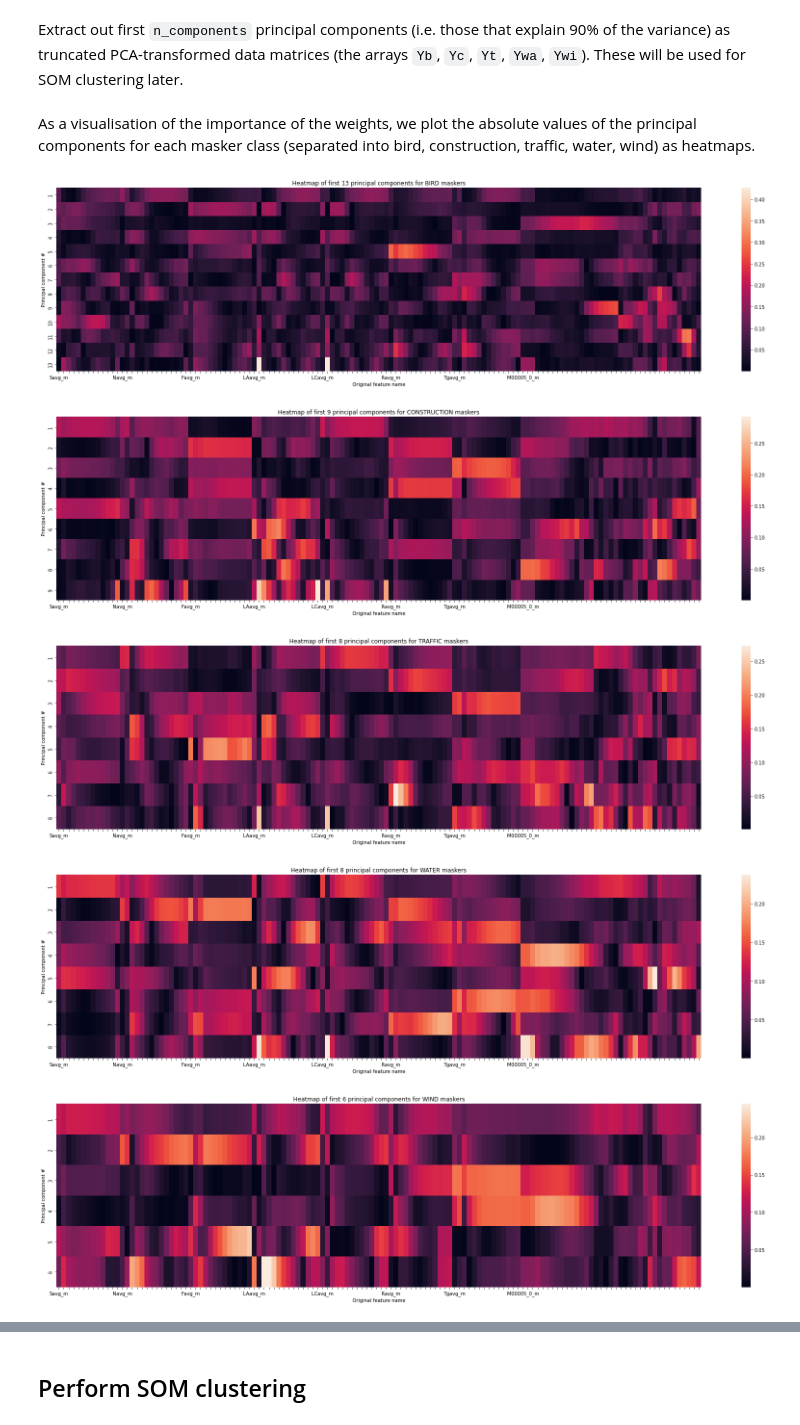
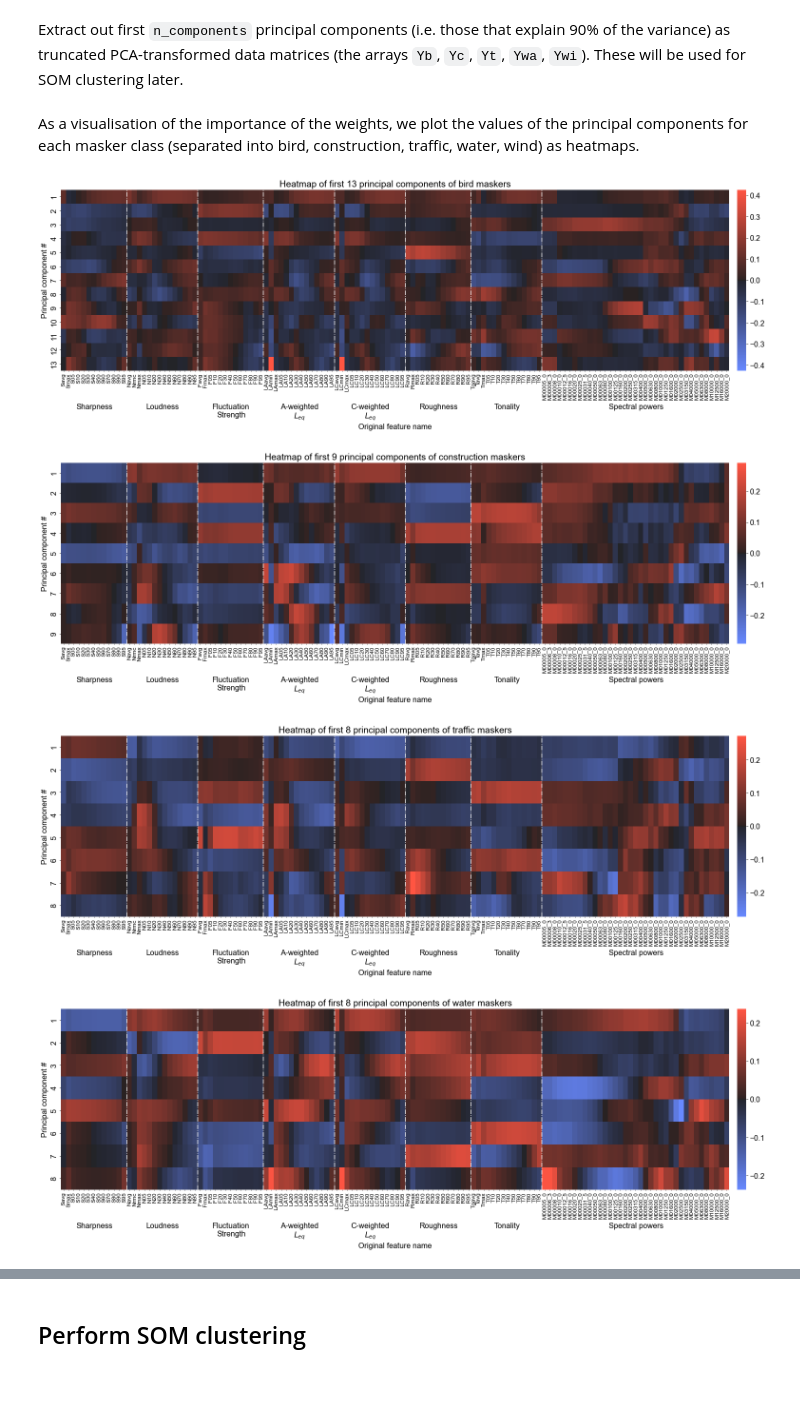
Before and after one commit to ntudsp/araus-dataset-baseline-models, a Jupyter notebook: code/replication_code.ipynb, the cells around one changed output, grey strips where cells are left out. Drawn from its saved outputs; the diff is of its cells as text; code cells hidden in the pictures; blank space fills up the shorter version.

```diff
--- a/code/replication_code.ipynb
+++ b/code/replication_code.ipynb
@@ -228,5 +235,5 @@ Extract only the relevant maskers (280 Freesound/xeno-canto ones) and drop irrel
 # %%
-maskers_relevant = maskers[(maskers['fold_m'] > 0) & (~maskers['masker'].str.match('silence'))].drop(columns = ['Sargmax_m','Nargmax_m','Fargmax_m','LAargmin_m','LAargmax_m','LCargmin_m','LCargmax_m','Rargmax_m','Targmax_m'])
+maskers_relevant = maskers[(maskers['fold_m'] > 0) & (~maskers['masker'].str.match('silence'))][relevant_columns]
 maskers_bird = maskers_relevant[maskers_relevant['class'] == 'bird']
 maskers_construction = maskers_relevant[maskers_relevant['class'] == 'construction']
 maskers_traffic = maskers_relevant[maskers_relevant['class'] == 'traffic']
@@ -289,33 +296,26 @@ Yt  =  Yt[:,:n_components[2]]
 Ywa = Ywa[:,:n_components[3]]
 Ywi = Ywi[:,:n_components[4]]
 # %% [markdown]
-As a visualisation of the importance of the weights, we plot the absolute values of the principal components for each masker class (separated into bird, construction, traffic, water, wind) as heatmaps.
+As a visualisation of the importance of the weights, we plot the values of the principal components for each masker class (separated into bird, construction, traffic, water, wind) as heatmaps.
-# %%
-plt.rcParams['font.size'] = 10
-plt.rcParams['font.family'] = 'DejaVu Sans'
-plt.rcParams['font.style'] = 'normal'
-
-# GENERATE TICK LABELS
-xticklabels_m = list(maskers_relevant.iloc[:,84:].columns)
-for idx, string in enumerate(xticklabels_m):
-    if string not in ['Savg_m','Navg_m','Favg_m','LAavg_m','LCavg_m','Ravg_m','Tgavg_m','M00005_0_m']:
-        xticklabels_m[idx] = ''
-
-# PLOT HEATMAPS
-for stype, U, k in zip(['BIRD','CONSTRUCTION','TRAFFIC','WATER','WIND'],
-                       [Ub, Uc, Ut, Uwa, Uwi],
-                        n_components):
-    U = U[:k,:]
-    yticklabels_m = np.arange(1,k+1)
-    plt.figure(figsize=(30,7))
-    plt.title(f'Heatmap of first {k} principal components for {stype} maskers')
-    sns.heatmap(np.abs(U),xticklabels=xticklabels_m,yticklabels=yticklabels_m)
-    plt.xlabel('Original feature name')
-    plt.ylabel('Principal component #')
-    plt.show()
-# %% [output]
-[figure, removed]
-[figure, removed]
-[figure, removed]
-[figure, removed]
-[figure, removed]
+# %%
+plt.rcParams['font.size'] = 16
+plt.rcParams['font.family'] = 'Arial'
+plt.rcParams['font.style'] = 'normal'
+for stype, U, k in zip(['bird','construction','traffic','water','wind'],
+                       [Ub, Uc, Ut, Uwa, Uwi],
+                        n_components):
+    plot_pca_heatmap(U,
+                     k=k,
+                     title = f'Heatmap of first {k} principal components of {stype} maskers',
+                     vline_locs = [0, 13, 27, 40, 54, 68, 81, 95, 132],
+                     xticklabels_minor = ['_'.join(s.split('_')[:-1]) for s in psychoacoustic_columns],
+                     xticklabels_minor_fontsize = 12,
+                     xticklabels_major = ['Sharpness', 'Loudness', 'Fluctuation\nStrength', 'A-weighted\n$L_{eq}$', 'C-weighted\n$L_{eq}$', 'Roughness', 'Tonality', 'Spectral powers'],
+                     xticklabels_major_fontsize=16,
+                     xticklabels_major_voffset=-0.17,
+                     save_to_file = False)
+# %% [output]
+[figure, added]
+[figure, added]
+[figure, added]
+[figure, added]
```
Also changed, not shown: parts of 64 cells of this notebook, 4 other files.
